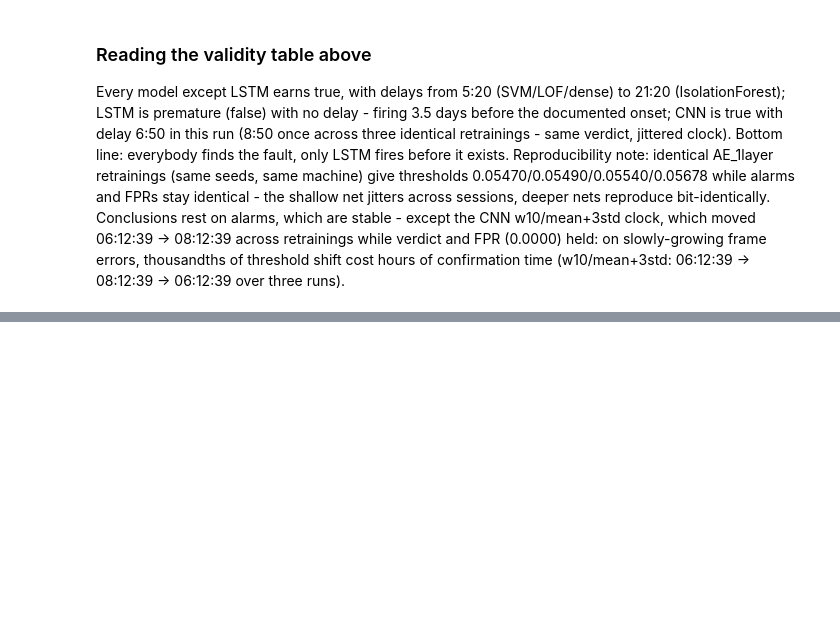
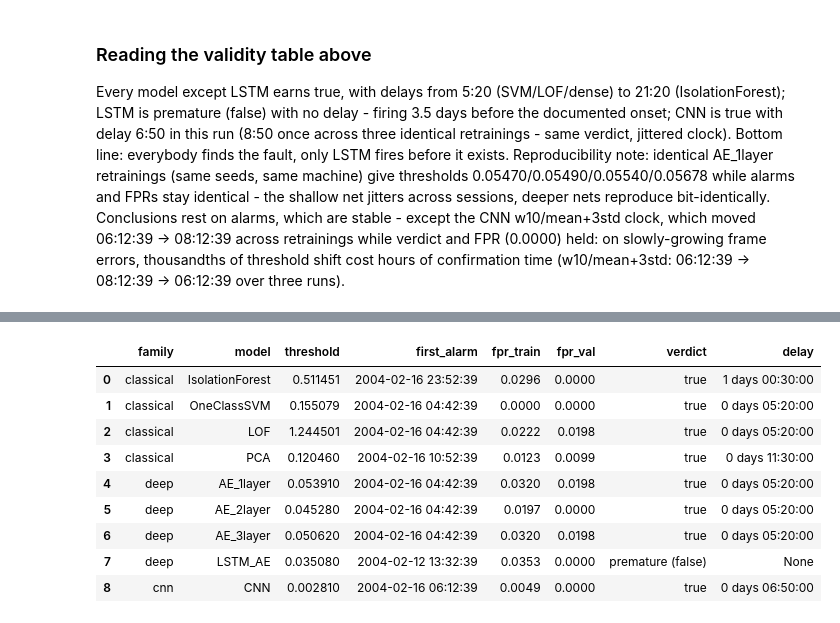
Before and after one commit to maidabiber/anomaly-detection-thesis, a Jupyter notebook: notebooks/analyze_2nd_test.ipynb, the cells around one changed output, grey strips where cells are left out. Drawn from its saved outputs; the diff is of its cells as text; code cells hidden in the pictures; blank space fills up the shorter version.

```diff
--- a/notebooks/analyze_2nd_test.ipynb
+++ b/notebooks/analyze_2nd_test.ipynb
@@ -1407,0 +1628,29 @@ Every model except LSTM earns true, with delays from 5:20 (SVM/LOF/dense) to 21:
+# %%
+import pandas as pd
+from src.evaluation import classify_alarm
+
+# Finalna tabela koraka A: novi alarm / FPR / kašnjenje po modelu na HEALTHY_BOUNDARY_CORRECTED.
+finalA_rows = []
+for _name, _r in winning_results_corrected.items():
+    _v = classify_alarm(_r['alarm'], onset_A)
+    finalA_rows.append({'family': 'classical', 'model': _name, 'threshold': _r['threshold'],
+        'first_alarm': (_r['alarm'].strftime('%Y-%m-%d %H:%M:%S') if _r['alarm'] is not None else None),
+        'fpr_train': round(float(_r['fpr_train']), 4), 'fpr_val': round(float(_r['fpr_val']), 4),
+        'verdict': _v['label'], 'delay': (str(_v['delay']) if _v.get('delay') is not None else None)})
+for _name in ['AE_1layer', 'AE_2layer', 'AE_3layer', 'LSTM_AE']:
+    _r = deep_results_corrected[_name]
+    _v = classify_alarm(_r['alarm'], onset_A)
+    finalA_rows.append({'family': 'deep', 'model': _name, 'threshold': _r['threshold'],
+        'first_alarm': (_r['alarm'].strftime('%Y-%m-%d %H:%M:%S') if _r['alarm'] is not None else None),
+        'fpr_train': round(float(_r['fpr_train']), 4), 'fpr_val': round(float(_r['fpr_val']), 4),
+        'verdict': _v['label'], 'delay': (str(_v['delay']) if _v.get('delay') is not None else None)})
+_cnn10 = cnn_sweep_corrected[(cnn_sweep_corrected["window"] == 10) & (cnn_sweep_corrected["rule"] == "mean+3std")].iloc[0]
+_calm = pd.Timestamp(_cnn10["alarm"]) if pd.notna(_cnn10["alarm"]) else None
+_cv = classify_alarm(_calm, onset_A)
+finalA_rows.append({'family': 'cnn', 'model': 'CNN', 'threshold': float(_cnn10["threshold"]),
+    'first_alarm': _cnn10["alarm"], 'fpr_train': round(float(fpr_train_cnn_c), 4), 'fpr_val': float(_cnn10["fpr_val"]),
+    'verdict': _cv['label'], 'delay': (str(_cv['delay']) if _cv.get('delay') is not None else None)})
+finalA_df = pd.DataFrame(finalA_rows)
+print(f"HEALTHY_BOUNDARY_CORRECTED = {HEALTHY_BOUNDARY_CORRECTED} | onset = {onset_A} | zdravih uzoraka: {len(df_healthy_c)}")
+display(finalA_df)
+# %% [output]
@@ -1407,0 +1658,10 @@ Every model except LSTM earns true, with delays from 5:20 (SVM/LOF/dense) to 21:
+|  | family | model | threshold | first_alarm | fpr_train | fpr_val | verdict | delay |
+| 0 | classical | IsolationForest | 0.511451 | 2004-02-16 23:52:39 | 0.0296 | 0.0000 | true | 1 days 00:30:00 |
+| 1 | classical | OneClassSVM | 0.155079 | 2004-02-16 04:42:39 | 0.0000 | 0.0000 | true | 0 days 05:20:00 |
+| 2 | classical | LOF | 1.244501 | 2004-02-16 04:42:39 | 0.0222 | 0.0198 | true | 0 days 05:20:00 |
+| 3 | classical | PCA | 0.120460 | 2004-02-16 10:52:39 | 0.0123 | 0.0099 | true | 0 days 11:30:00 |
+| 4 | deep | AE_1layer | 0.053910 | 2004-02-16 04:42:39 | 0.0320 | 0.0198 | true | 0 days 05:20:00 |
+| 5 | deep | AE_2layer | 0.045280 | 2004-02-16 04:42:39 | 0.0197 | 0.0000 | true | 0 days 05:20:00 |
+| 6 | deep | AE_3layer | 0.050620 | 2004-02-16 04:42:39 | 0.0320 | 0.0198 | true | 0 days 05:20:00 |
+| 7 | deep | LSTM_AE | 0.035080 | 2004-02-12 13:32:39 | 0.0353 | 0.0000 | premature (false) | None |
+| 8 | cnn | CNN | 0.002810 | 2004-02-16 06:12:39 | 0.0049 | 0.0000 | true | 0 days 06:50:00 |
```
Also changed, not shown: parts of 20 cells of this notebook, 1 other file.
